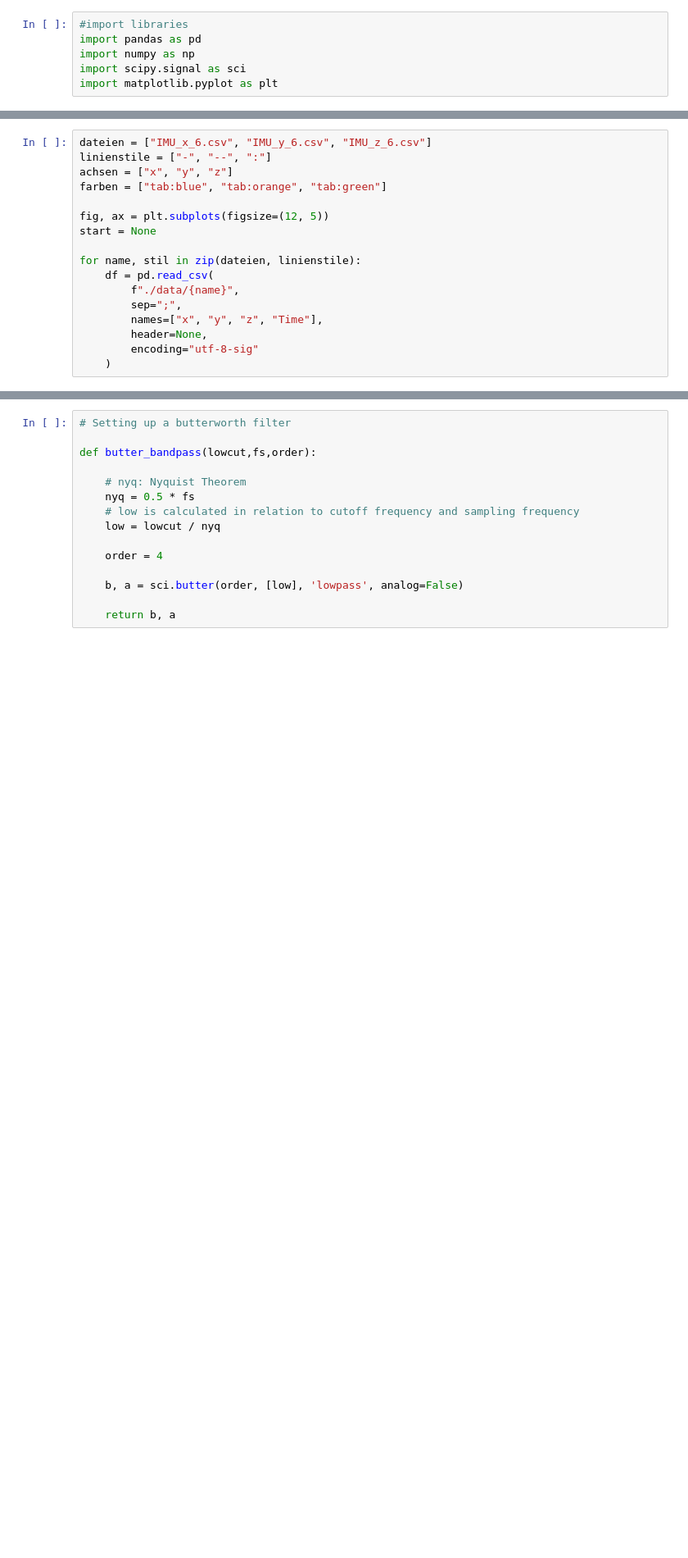
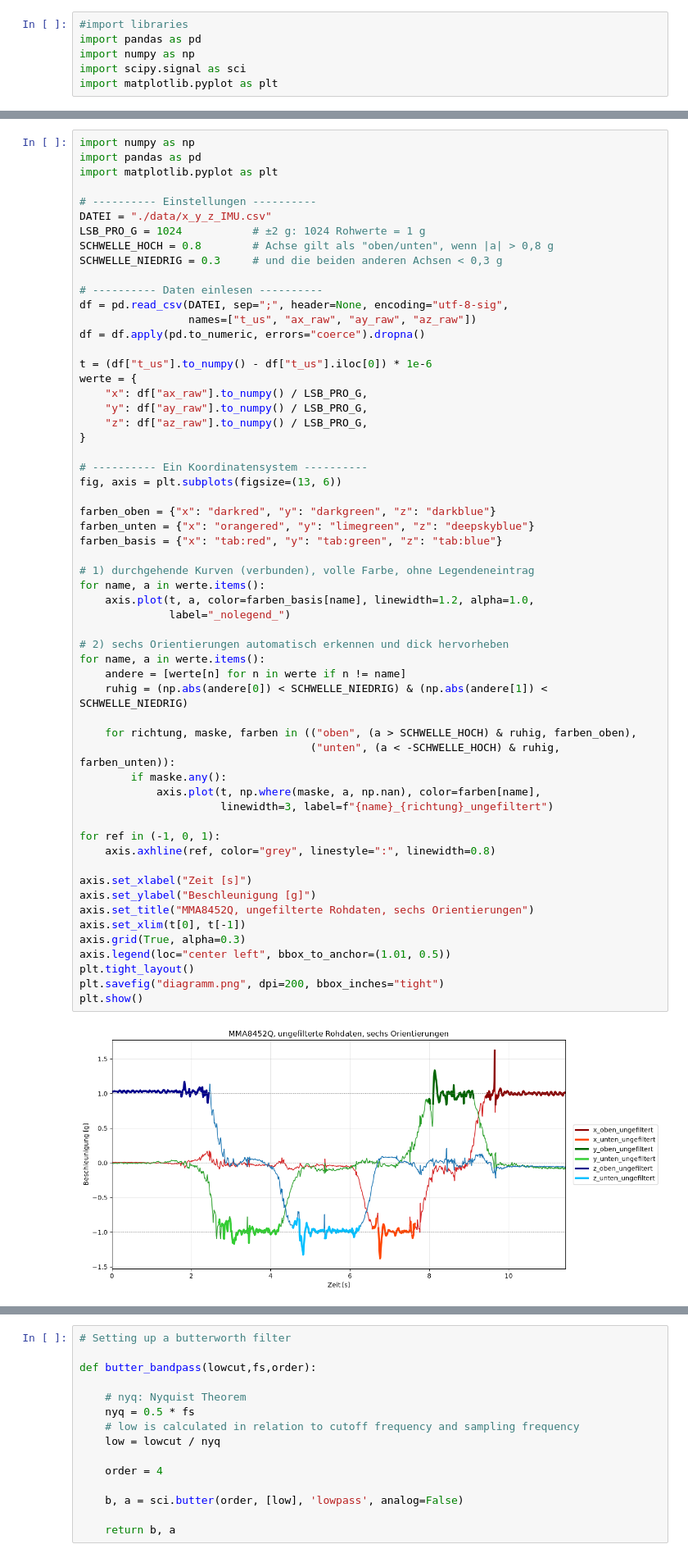
Before and after one commit to Luisa-Kneppel/Biosignalverarbeitung, a Jupyter notebook: Labor_Notebooks/Lab1_Visualisierung_Messdaten.ipynb, the cells around one changed output, grey strips where cells are left out. Shown at 82% size. Cells and saved outputs as stored; diff of their text form; blank space fills up the shorter version.

Commit message:
Lab1_Visualisierung_Messdaten.ipynb, x_y_z_IMU.csv

```diff
--- a/Labor_Notebooks/Lab1_Visualisierung_Messdaten.ipynb
+++ b/Labor_Notebooks/Lab1_Visualisierung_Messdaten.ipynb
@@ -73,20 +73,3 @@ plt.show()
 # kontrolle warum bei 7 noch abgeschnitten, weil schon früher tieferer wert und nicht abgeschnitten
 # %% [output]
 [figure]
-# %%
-dateien = ["IMU_x_6.csv", "IMU_y_6.csv", "IMU_z_6.csv"]
-linienstile = ["-", "--", ":"]
-achsen = ["x", "y", "z"]
-farben = ["tab:blue", "tab:orange", "tab:green"]
-
-fig, ax = plt.subplots(figsize=(12, 5))
-start = None
-
-for name, stil in zip(dateien, linienstile):
-    df = pd.read_csv(
-        f"./data/{name}",
-        sep=";",
-        names=["x", "y", "z", "Time"],
-        header=None,
-        encoding="utf-8-sig"
-    )
@@ -95,3 +76,63 @@ for name, stil in zip(dateien, linienstile):
+# %%
+import numpy as np
+import pandas as pd
+import matplotlib.pyplot as plt
+
+# ---------- Einstellungen ----------
+DATEI = "./data/x_y_z_IMU.csv"
+LSB_PRO_G = 1024           # ±2 g: 1024 Rohwerte = 1 g
+SCHWELLE_HOCH = 0.8        # Achse gilt als "oben/unten", wenn |a| > 0,8 g
+SCHWELLE_NIEDRIG = 0.3     # und die beiden anderen Achsen < 0,3 g
+
+# ---------- Daten einlesen ----------
+df = pd.read_csv(DATEI, sep=";", header=None, encoding="utf-8-sig",
+                 names=["t_us", "ax_raw", "ay_raw", "az_raw"])
+df = df.apply(pd.to_numeric, errors="coerce").dropna()
+
+t = (df["t_us"].to_numpy() - df["t_us"].iloc[0]) * 1e-6
+werte = {
+    "x": df["ax_raw"].to_numpy() / LSB_PRO_G,
+    "y": df["ay_raw"].to_numpy() / LSB_PRO_G,
+    "z": df["az_raw"].to_numpy() / LSB_PRO_G,
+}
+
+# ---------- Ein Koordinatensystem ----------
+fig, axis = plt.subplots(figsize=(13, 6))
+
+farben_oben = {"x": "darkred", "y": "darkgreen", "z": "darkblue"}
+farben_unten = {"x": "orangered", "y": "limegreen", "z": "deepskyblue"}
+farben_basis = {"x": "tab:red", "y": "tab:green", "z": "tab:blue"}
+
+# 1) durchgehende Kurven (verbunden), volle Farbe, ohne Legendeneintrag
+for name, a in werte.items():
+    axis.plot(t, a, color=farben_basis[name], linewidth=1.2, alpha=1.0,
+              label="_nolegend_")
+
+# 2) sechs Orientierungen automatisch erkennen und dick hervorheben
+for name, a in werte.items():
+    andere = [werte[n] for n in werte if n != name]
+    ruhig = (np.abs(andere[0]) < SCHWELLE_NIEDRIG) & (np.abs(andere[1]) < SCHWELLE_NIEDRIG)
+
+    for richtung, maske, farben in (("oben", (a > SCHWELLE_HOCH) & ruhig, farben_oben),
+                                    ("unten", (a < -SCHWELLE_HOCH) & ruhig, farben_unten)):
+        if maske.any():
+            axis.plot(t, np.where(maske, a, np.nan), color=farben[name],
+                      linewidth=3, label=f"{name}_{richtung}_ungefiltert")
+
+for ref in (-1, 0, 1):
+    axis.axhline(ref, color="grey", linestyle=":", linewidth=0.8)
+
+axis.set_xlabel("Zeit [s]")
+axis.set_ylabel("Beschleunigung [g]")
+axis.set_title("MMA8452Q, ungefilterte Rohdaten, sechs Orientierungen")
+axis.set_xlim(t[0], t[-1])
+axis.grid(True, alpha=0.3)
+axis.legend(loc="center left", bbox_to_anchor=(1.01, 0.5))
+plt.tight_layout()
+plt.savefig("diagramm.png", dpi=200, bbox_inches="tight")
+plt.show()
+# %% [output]
+[figure, added]
 # %% [markdown]
 # Filter acceleration data applying different filter techniques
 ## Bandpass filter (Butterworth 4. order)
```
Also changed, not shown: parts of 1 cell of this notebook, 2 other files.
